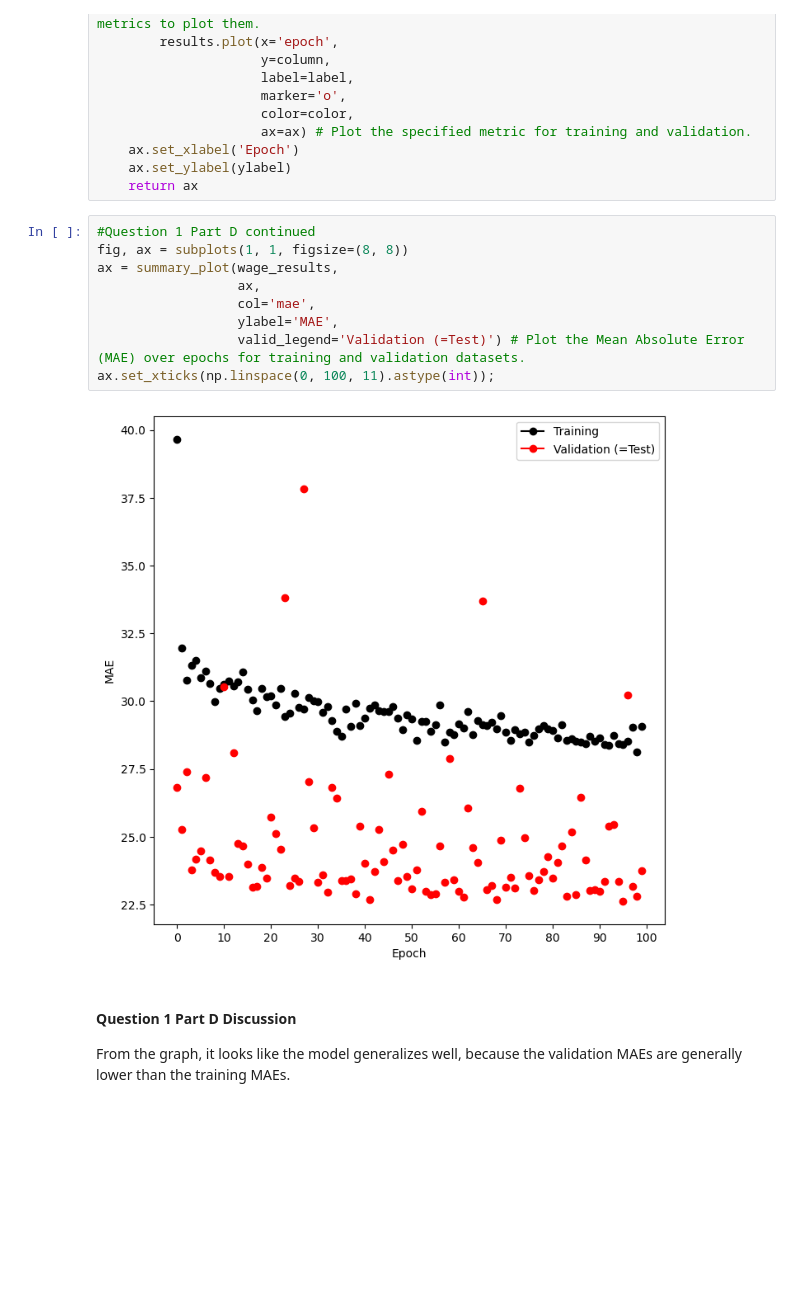
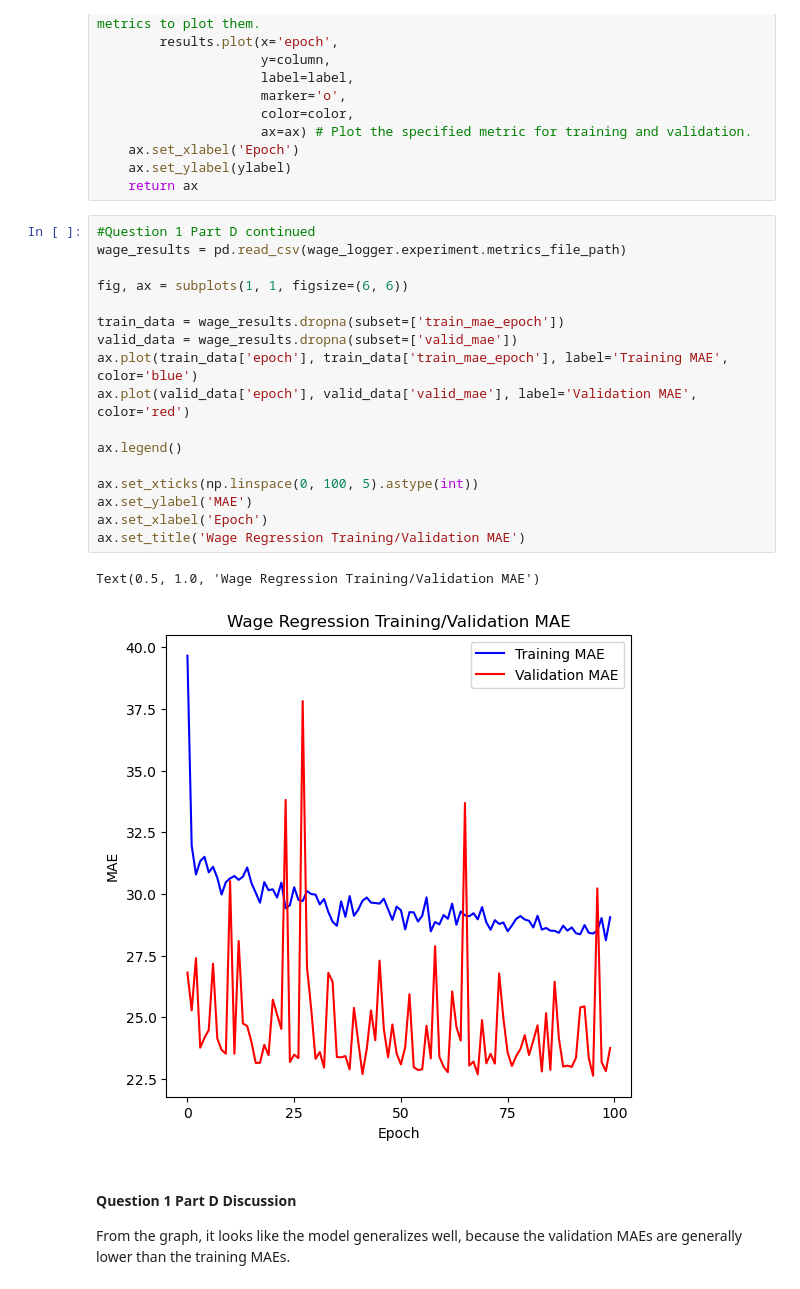
Before and after one commit to ccvoigt99/2025AAE722_CharlesVoigt, a Jupyter notebook: Lab10.ipynb, the cells around one changed output. Drawn from its saved outputs; the diff is of its cells as text; blank space fills up the shorter version.

```diff
--- a/Lab10.ipynb
+++ b/Lab10.ipynb
@@ -197,15 +197,24 @@ def summary_plot(results,
     return ax
 # %%
 #Question 1 Part D continued
-fig, ax = subplots(1, 1, figsize=(8, 8))
-ax = summary_plot(wage_results,
-                  ax,
-                  col='mae',
-                  ylabel='MAE',
-                  valid_legend='Validation (=Test)') # Plot the Mean Absolute Error (MAE) over epochs for training and validation datasets.
-ax.set_xticks(np.linspace(0, 100, 11).astype(int));
+wage_results = pd.read_csv(wage_logger.experiment.metrics_file_path)
+
+fig, ax = subplots(1, 1, figsize=(6, 6))
+
+train_data = wage_results.dropna(subset=['train_mae_epoch'])
+valid_data = wage_results.dropna(subset=['valid_mae'])
+ax.plot(train_data['epoch'], train_data['train_mae_epoch'], label='Training MAE', color='blue')
+ax.plot(valid_data['epoch'], valid_data['valid_mae'], label='Validation MAE', color='red')
+
+ax.legend()
+
+ax.set_xticks(np.linspace(0, 100, 5).astype(int))
+ax.set_ylabel('MAE')
+ax.set_xlabel('Epoch')
+ax.set_title('Wage Regression Training/Validation MAE')
 # %% [output]
+Text(0.5, 1.0, 'Wage Regression Training/Validation MAE')
-[figure, old version]
+[figure, new version]
 # %% [markdown]
 #### Question 1 Part D Discussion
 From the graph, it looks like the model generalizes well, because the validation MAEs are generally lower than the training MAEs.
```
Also changed, not shown: parts of 10 cells of this notebook, 12 other files.
